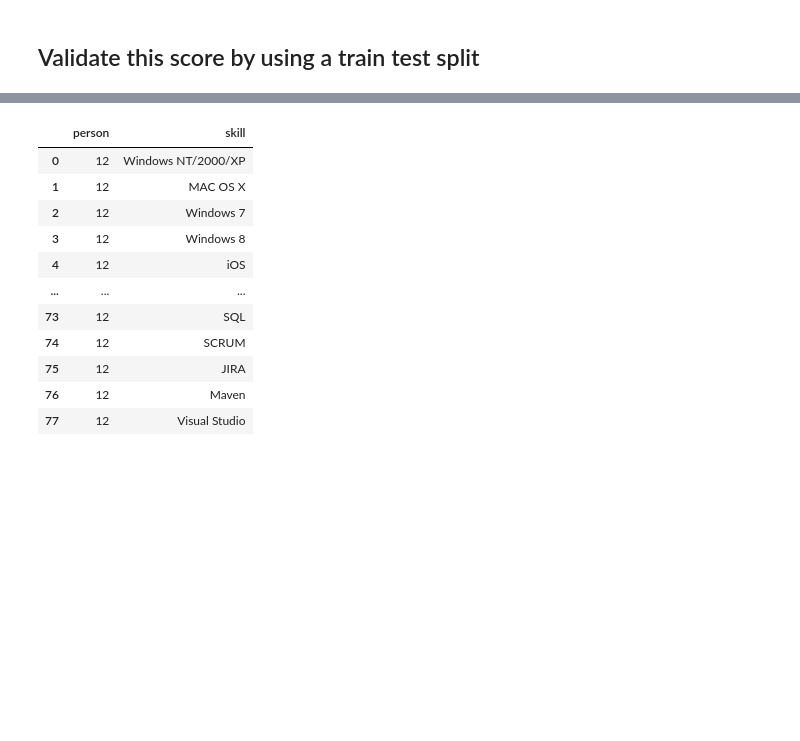
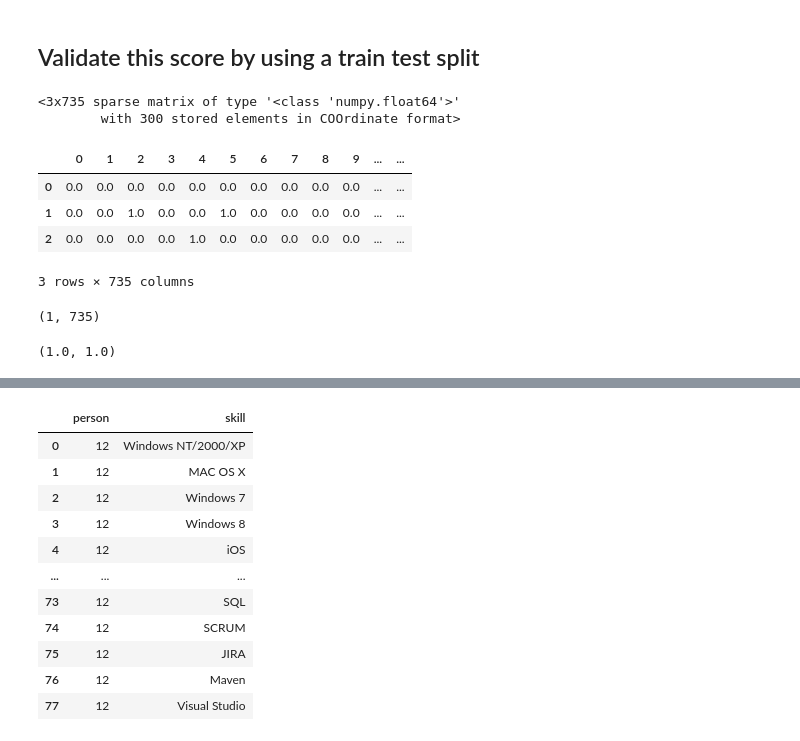
Before and after one commit to maximizer36/DS_AP, a Jupyter notebook: AP_binary_implicit_gridsearch.ipynb, the cells around one changed output, grey strips where cells are left out. Saved outputs shown, nothing was run; the diff lists cells and outputs as text; code cells hidden in the pictures; blank space fills up the shorter version.

```diff
--- a/AP_binary_implicit_gridsearch.ipynb
+++ b/AP_binary_implicit_gridsearch.ipynb
@@ -211,3 +225,22 @@ results
 ## Validate this score by using a train test split
 # %%
 model= ALSEstimator(random_state=1,factors = 20).fit(MatrixTransformer().fit_transform(data))
+# %%
+real = MatrixTransformer().fit_transform(data).tocsr()[np.array([0,1,403])] #.todense()
+real.tocoo() #.row
+# %% [output]
+<3x735 sparse matrix of type '<class 'numpy.float64'>'
+        with 300 stored elements in COOrdinate format>
+# %%
+pd.DataFrame(real.todense())
+# %% [output]
+|  | 0 | 1 | 2 | 3 | 4 | 5 | 6 | 7 | 8 | 9 | ... | ... |
+| 0 | 0.0 | 0.0 | 0.0 | 0.0 | 0.0 | 0.0 | 0.0 | 0.0 | 0.0 | 0.0 | ... | ... |
+| 1 | 0.0 | 0.0 | 1.0 | 0.0 | 0.0 | 1.0 | 0.0 | 0.0 | 0.0 | 0.0 | ... | ... |
+| 2 | 0.0 | 0.0 | 0.0 | 0.0 | 1.0 | 0.0 | 0.0 | 0.0 | 0.0 | 0.0 | ... | ... |
+3 rows × 735 columns
+# %%
+a ,p= model.score(MatrixTransformer().fit_transform(data),user_id= [1])
+np.asarray(a).shape
+# %% [output]
+(1, 735)
@@ -213,0 +301,4 @@ model= ALSEstimator(random_state=1,factors = 20).fit(MatrixTransformer().fit_tra
+# %%
+ndcg_score_v2(np.asarray(a),np.asarray(p),k=5), ndcg_score(np.asarray(a),np.asarray(p),k=5)
+# %% [output]
+(1.0, 1.0)
```
Also changed, not shown: parts of 20 cells of this notebook, 2 other files.
